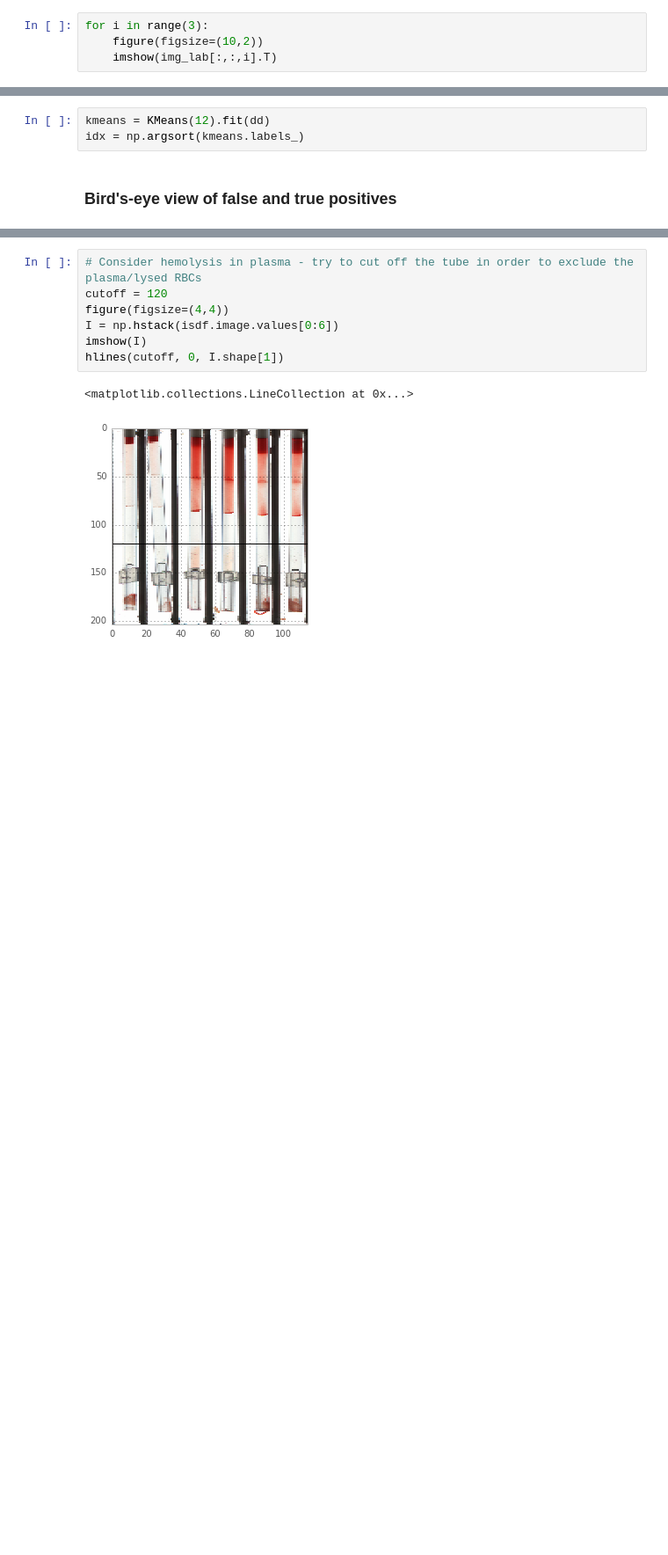
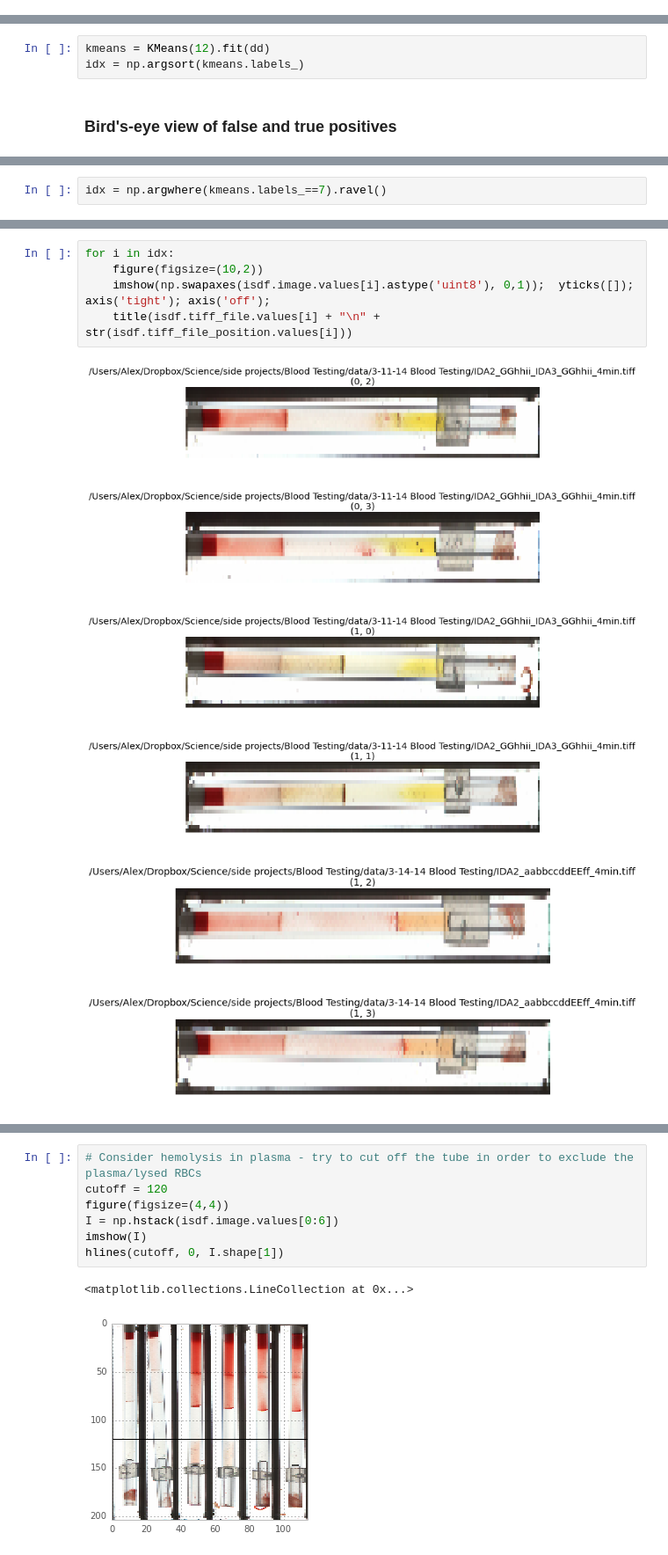
Before and after one commit to alexbw/ida, a Jupyter notebook: Follow-up analysis 7-25-2014.ipynb, the cells around one changed output, grey strips where cells are left out. Shown at 88% size. Saved outputs shown, nothing was run; the diff lists cells and outputs as text; blank space fills up the shorter version.

```diff
--- a/Follow-up analysis 7-25-2014.ipynb
+++ b/Follow-up analysis 7-25-2014.ipynb
@@ -189,4 +87,0 @@ A_v1.shape
-# %%
-for i in range(3):
-    figure(figsize=(10,2))
-    imshow(img_lab[:,:,i].T)
@@ -244,0 +126,2 @@ idx = np.argsort(kmeans.labels_)
+# %%
+idx = np.argwhere(kmeans.labels_==7).ravel()
@@ -244,0 +137,12 @@ idx = np.argsort(kmeans.labels_)
+# %%
+for i in idx:
+    figure(figsize=(10,2))
+    imshow(np.swapaxes(isdf.image.values[i].astype('uint8'), 0,1));  yticks([]); axis('tight'); axis('off');
+    title(isdf.tiff_file.values[i] + "\n" + str(isdf.tiff_file_position.values[i]))
+# %% [output]
+[figure, added]
+[figure, added]
+[figure, added]
+[figure, added]
+[figure, added]
+[figure, added]
```
Also changed, not shown: parts of 50 cells of this notebook, 1 other file.
